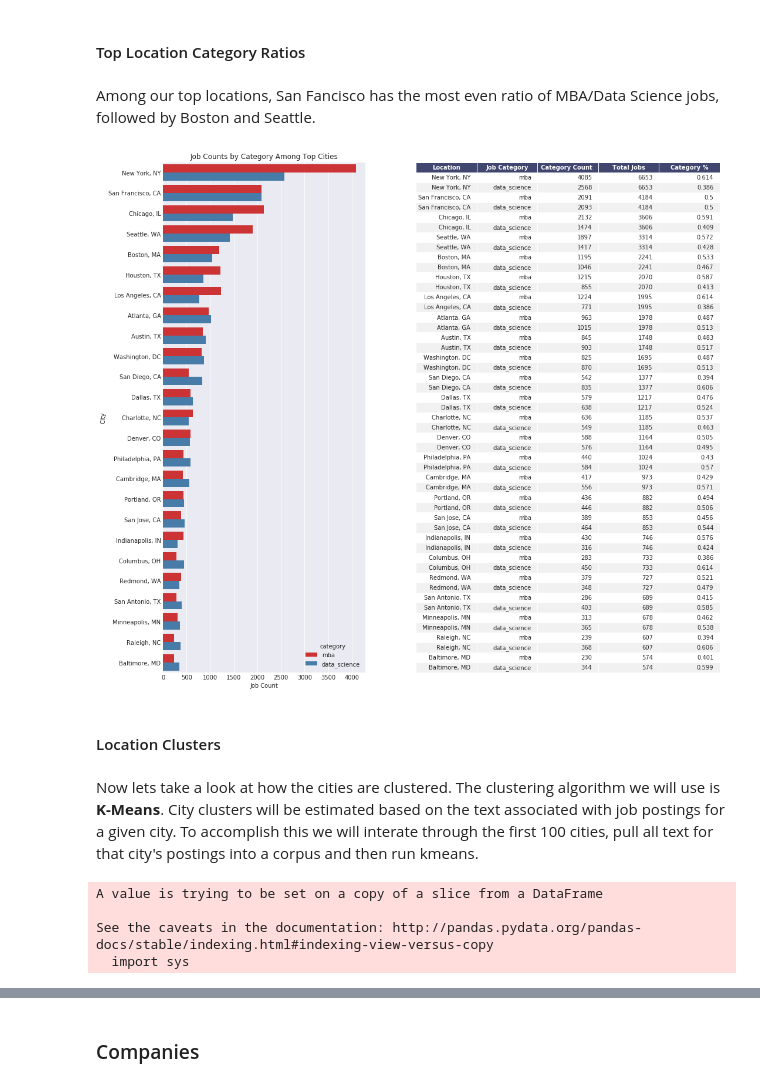
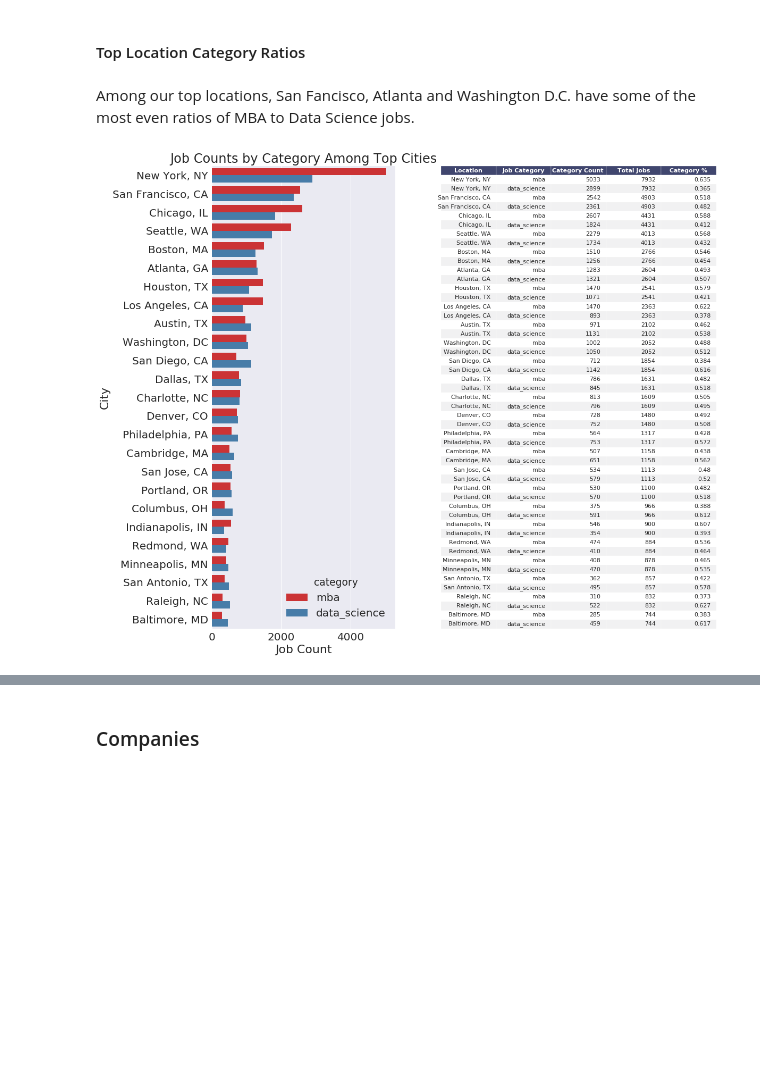
Before and after one commit to CollierKing/Classify_Jobs_Indeed, a Jupyter notebook: Jobs_Classification3.ipynb, the cells around one changed output, grey strips where cells are left out. Drawn from its saved outputs; the diff is of its cells as text; code cells hidden in the pictures; blank space fills up the shorter version.

```diff
--- a/Jobs_Classification3.ipynb
+++ b/Jobs_Classification3.ipynb
@@ -184,2 +154,3 @@ Job description data was collected from Indeed.com for most of the large cities
 # %%
-df_combined = pd.read_csv("https://raw.githubusercontent.com/CollierKing/Classify_Jobs_Indeed/master/indeed_jobs.csv",encoding = "ISO-8859-1")
+df_combined = pd.read_csv("https://raw.githubusercontent.com/CollierKing/Classify_Jobs_Indeed/master/indeed_jobs.csv",encoding = "utf-8")
+df_combined.groupby('category').size()
@@ -429,0 +497,26 @@ dir
+# %%
+import matplotlib.pyplot as plt
+from matplotlib import six
+from matplotlib import gridspec
+import seaborn as sns
+sns.set(font_scale=2)
+
+fig = plt.figure(figsize=(18,14))
+gs = gridspec.GridSpec(1, 2, width_ratios=[3, 3])
+ax1 = plt.subplot(gs[0])
+
+sns.barplot(y='word', x='vals',
+            data=data_science_keywords.head(20), ax=ax1,linewidth=2.5);
+ax1.set_title("Top Keywords for Data Science")
+ax1.set_ylabel("")
+ax1.set_xlabel("")
+
+ax2 = plt.subplot(gs[1])
+
+sns.barplot(y='word', x='vals',
+            data=mba_keywords.head(20), ax=ax2,linewidth=2.5);
+
+ax2.set_ylabel("")
+ax2.set_xlabel("")
+
+ax2.set_title("Top Keywords for MBA");
@@ -532,7 +786,7 @@ combined_locs.head(20)
 # %% [markdown]
 #### Top Location Category Ratios
 # %% [markdown]
-Among our top locations, San Fancisco has the most even ratio of MBA/Data Science jobs, followed by Boston and Seattle.
+Among our top locations, San Fancisco, Atlanta and Washington D.C. have some of the most even ratios of MBA to Data Science jobs.
 # %%
 city_list_ratio = pd.DataFrame(df_combined
                                .groupby(['Location','category'])
@@ -561,52 +815,32 @@ current_palette_7 = sns.color_palette("Set1", 2)
 sns.set_palette(current_palette_7)
 sns.barplot(y='Location', x='cat_count', hue="category", data=city_list_ratio, ax=ax1,linewidth=2.5);
 sns.despine(left=True, bottom=True)
 ax1.set(xlabel='Job Count', ylabel='City');
 ax1.set_title('Job Counts by Category Among Top Cities')
 
 ax2 = plt.subplot(gs[1])
 ax2.axis('off')
 # col_width=20.0
 # row_height=2
-# font_size=10
+font_size=11
 header_color='#40466e'
 row_colors=['#f1f1f2', 'w']
 edge_color='w'
 bbox=[0, 0, 1, 1]
 header_columns=0
 
 mpl_table = ax2.table(cellText = df1.values,
                       bbox=bbox, colLabels=['Location','Job Category','Category Count ','Total Jobs','Category %'])
 
 mpl_table.auto_set_font_size(False)
 mpl_table.set_fontsize(font_size)
 
 for k, cell in six.iteritems(mpl_table._cells):
     cell.set_edgecolor(edge_color)
     if k[0] == 0 or k[1] < header_columns:
         cell.set_text_props(weight='bold', color='w', wrap=True)
         cell.set_facecolor(header_color)
     else:
         cell.set_facecolor(row_colors[k[0]%len(row_colors) ])
 # %% [output]
-[figure, old version]
+[figure, new version]
-# %% [markdown]
-#### Location Clusters
-# %% [markdown]
-Now lets take a look at how the cities are clustered.  The clustering algorithm we will use is **K-Means**.  City clusters will be estimated based on the text associated with job postings for a given city.  To accomplish this we will interate through the first 100 cities, pull all text for that city's postings into a corpus and then run kmeans.
-# %%
-top_locations = pd.DataFrame(df_combined.groupby("Location").size().sort_values(ascending=False)[:100])
-top_locations.reset_index(inplace=True)
-top_locations.columns = ["Location","Count"]
-top_locations['text'] = ""
-
-for idx, row in top_locations.iterrows():
-    top_locations['text'][idx]= df_combined_clean[df_combined_clean['Location']==\
-                                           top_locations['Location'][idx]]['Snippet'].values
-
-top_locations['text'] = top_locations['text'].astype(str)
-# %% [output]
-A value is trying to be set on a copy of a slice from a DataFrame
-
-See the caveats in the documentation: http://pandas.pydata.org/pandas-docs/stable/indexing.html#indexing-view-versus-copy
-  import sys
```
Also changed, not shown: parts of 444 cells of this notebook, 2 other files.
